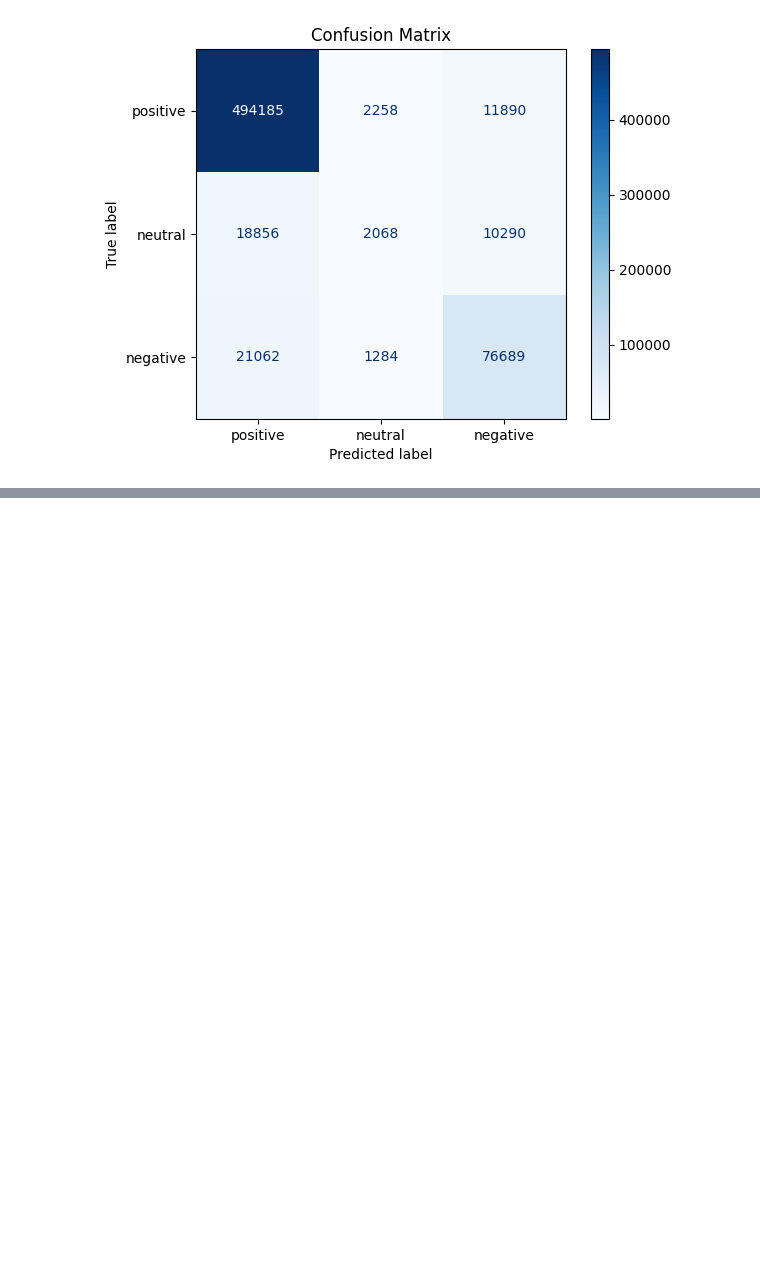
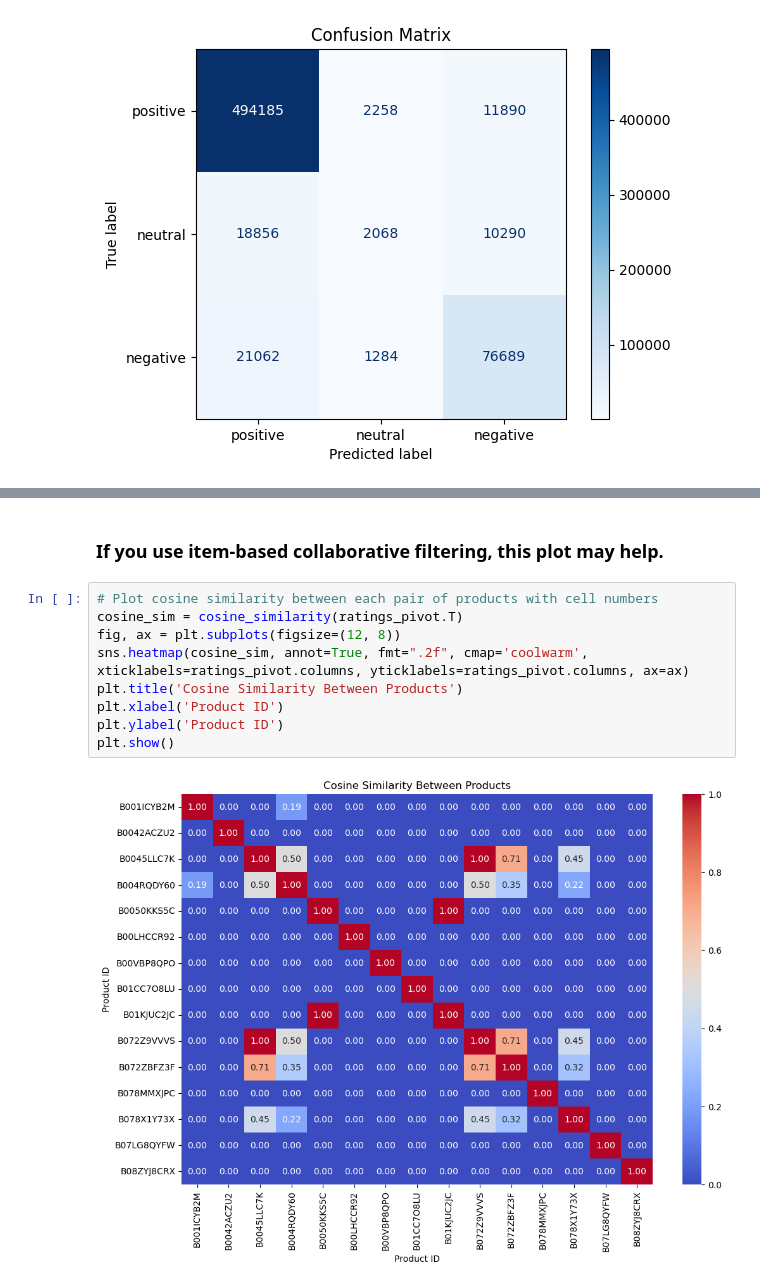
Before and after one commit to Currybon30/COMP262-NLP, a Jupyter notebook: phase2/explore.ipynb, the cells around one changed output, grey strips where cells are left out. Cells and saved outputs as stored; diff of their text form; blank space fills up the shorter version.

```diff
--- a/phase2/explore.ipynb
+++ b/phase2/explore.ipynb
@@ -233,0 +269,13 @@ plt.show()
+# %% [markdown]
+### If you use item-based collaborative filtering, this plot may help.
+# %%
+# Plot cosine similarity between each pair of products with cell numbers
+cosine_sim = cosine_similarity(ratings_pivot.T)
+fig, ax = plt.subplots(figsize=(12, 8))
+sns.heatmap(cosine_sim, annot=True, fmt=".2f", cmap='coolwarm', xticklabels=ratings_pivot.columns, yticklabels=ratings_pivot.columns, ax=ax)
+plt.title('Cosine Similarity Between Products')
+plt.xlabel('Product ID')
+plt.ylabel('Product ID')
+plt.show()
+# %% [output]
+[figure, added]
```
Also changed, not shown: parts of 7 cells of this notebook.
